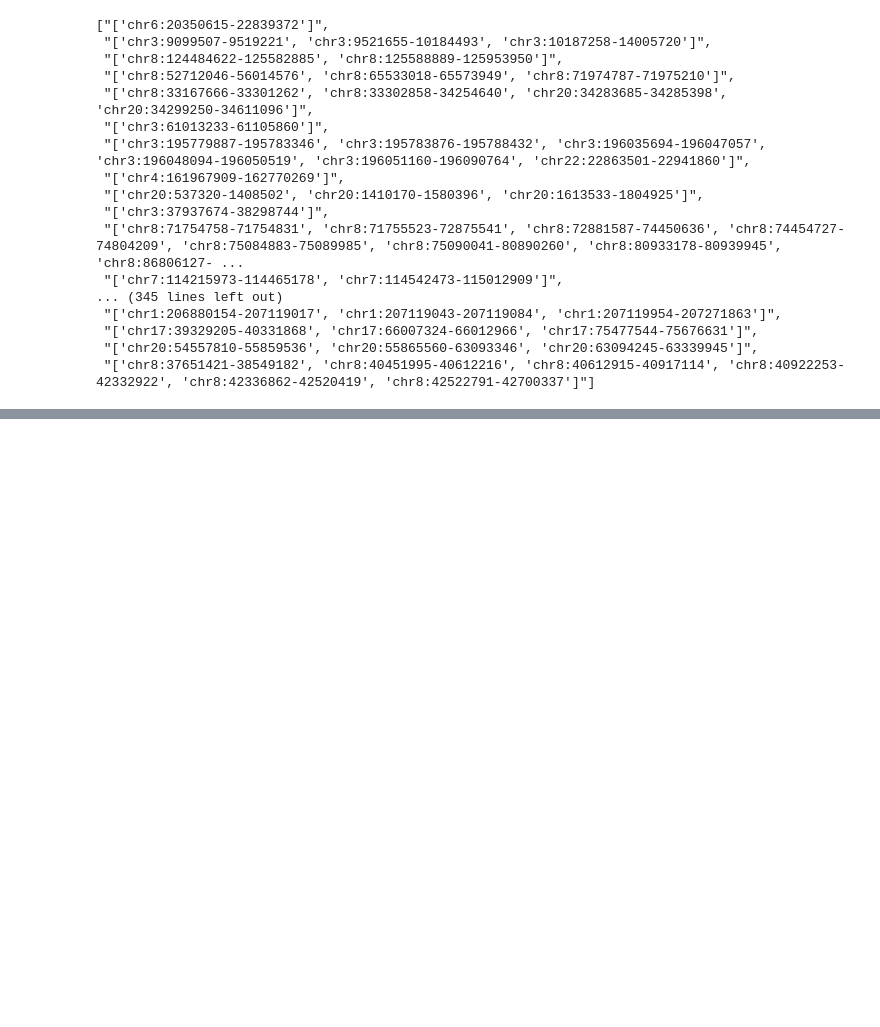
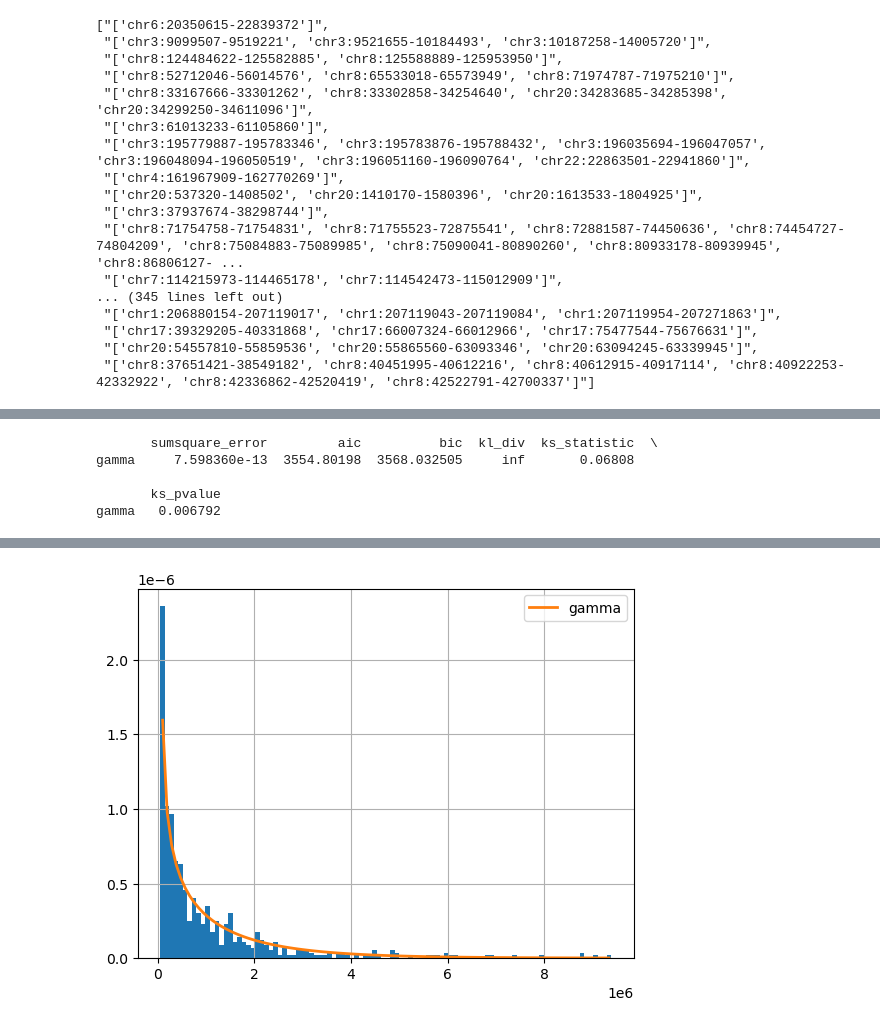
Before and after one commit to michaelchan77/ecdna-coamp, a Jupyter notebook: scripts/amplicon_interval_lengths.ipynb, the cells around one changed output, grey strips where cells are left out. Drawn from its saved outputs; the diff is of its cells as text; code cells hidden in the pictures; blank space fills up the shorter version.

```diff
--- a/scripts/amplicon_interval_lengths.ipynb
+++ b/scripts/amplicon_interval_lengths.ipynb
@@ -38,0 +197,10 @@ locations
+# %%
+f = Fitter(lengths_merged_df, distributions=['gamma'])
+f.fit()
+print(f.summary())
+# %% [output]
+       sumsquare_error         aic          bic  kl_div  ks_statistic  \
+gamma     7.598360e-13  3554.80198  3568.032505     inf       0.06808
+
+       ks_pvalue
+gamma   0.006792
@@ -39,3 +208,4 @@ locations
+[figure, added]
 # %%
 # function to extract lengths from input list
 def process_intervals(input_list):
```
Also changed, not shown: parts of 33 cells of this notebook.
